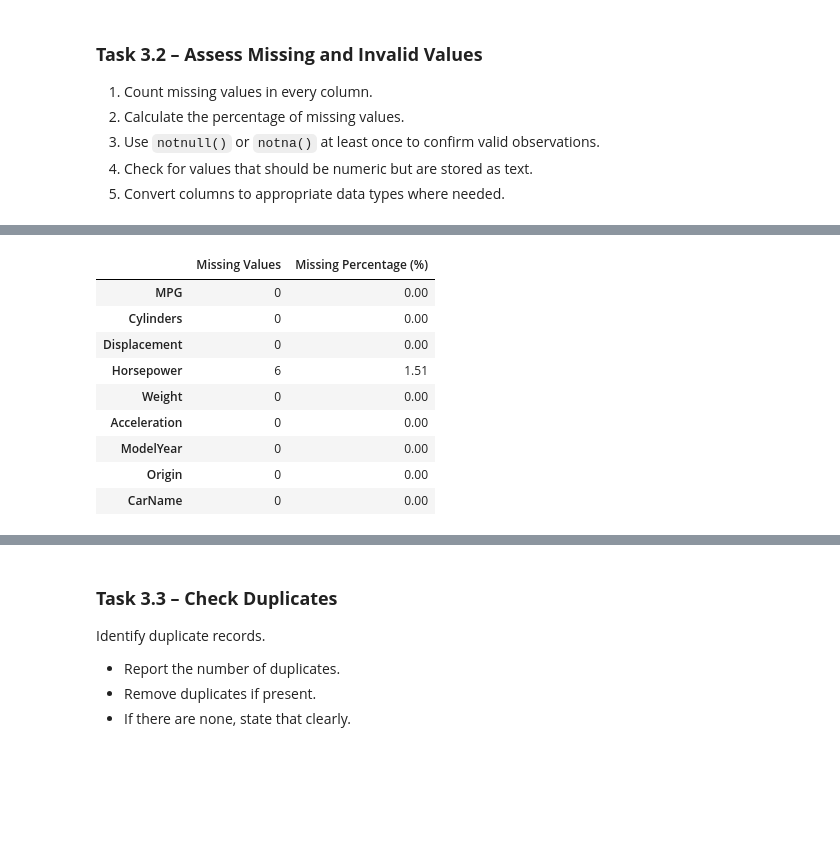
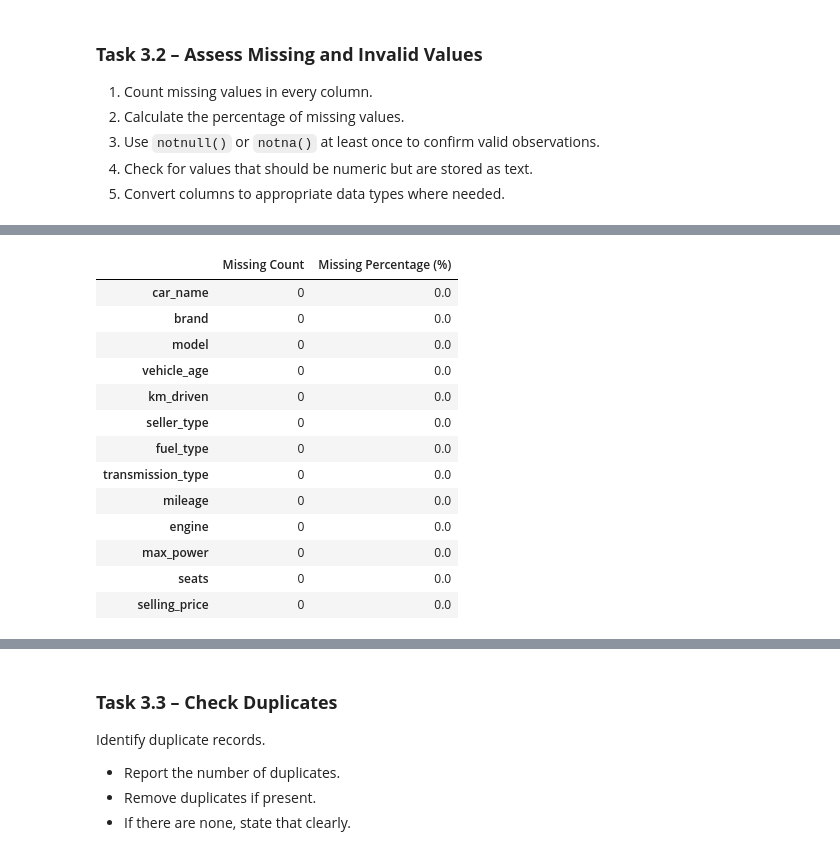
Before and after one commit to AlamirConestoga/Tidying_Cleaning_Imputation_Outlier_Detection, a Jupyter notebook: week5Lab_Students.ipynb, the cells around one changed output, grey strips where cells are left out. Drawn from its saved outputs; the diff is of its cells as text; code cells hidden in the pictures; blank space fills up the shorter version.

```diff
--- a/week5Lab_Students.ipynb
+++ b/week5Lab_Students.ipynb
@@ -1104,16 +1109,0 @@ Last 5 Rows:
-# %%
-
-# Check rows where MPG is not a valid number
-invalid_rows = pd.to_numeric(
-    cars["MPG"], errors="coerce"
-).isna()
-
-print("Invalid rows:", invalid_rows.sum())
-
-# Remove invalid rows only if present
-cars = cars.loc[~invalid_rows].copy()
-
-# Save original dataset for later comparison
-cars_original = cars.copy()
-
-print("Dataset shape after cleaning:", cars.shape)
@@ -1149,38 +1139,58 @@ In this task, I will:
 # %%
 
-# Count missing values in each column
-missing_values = cars.isnull().sum()
+# Count missing values in every column
+missing_count = cars.isnull().sum()
 
 # Calculate missing percentages
-missing_percentage = (cars.isnull().mean() * 100).round(2)
+missing_percentage = (
+    cars.isnull().mean() * 100
+).round(2)
 
-# Create a summary table
 missing_summary = pd.DataFrame({
-    "Missing Values": missing_values,
+    "Missing Count": missing_count,
     "Missing Percentage (%)": missing_percentage
 })
 
 display(missing_summary)
 
-# Count valid horsepower values
-print("Valid Horsepower Values:",
-      cars["Horsepower"].notnull().sum())
+# Count valid selling prices
+print("Valid Selling Prices:",
+      cars["selling_price"].notnull().sum())
 
-# Count missing horsepower values
-print("Missing Horsepower Values:",
-      cars["Horsepower"].isnull().sum())
-
-# Check column data types
+# Check data types
 print("\nData Types:")
 print(cars.dtypes)
+
+# Check invalid numeric values
+invalid_checks = {
+    "Negative Vehicle Age": (cars["vehicle_age"] < 0).sum(),
+    "Negative KM Driven": (cars["km_driven"] < 0).sum(),
+    "Non-positive Selling Price": (cars["selling_price"] <= 0).sum(),
+    "Negative Mileage": (cars["mileage"] < 0).sum(),
+    "Non-positive Engine Capacity": (cars["engine"] <= 0).sum(),
+    "Non-positive Maximum Power": (cars["max_power"] <= 0).sum()
+}
+
+print("\nPotential Invalid Values:")
+display(pd.DataFrame(
+    invalid_checks.items(),
+    columns=["Check", "Count"]
+))
+
+print("\nTotal Missing Values:",
+      cars.isnull().sum().sum())
 # %% [output]
-|  | Missing Values | Missing Percentage (%) |
-| MPG | 0 | 0.00 |
-| Cylinders | 0 | 0.00 |
-| Displacement | 0 | 0.00 |
-| Horsepower | 6 | 1.51 |
-| Weight | 0 | 0.00 |
-| Acceleration | 0 | 0.00 |
-| ModelYear | 0 | 0.00 |
-| Origin | 0 | 0.00 |
-| CarName | 0 | 0.00 |
+|  | Missing Count | Missing Percentage (%) |
+| car_name | 0 | 0.0 |
+| brand | 0 | 0.0 |
+| model | 0 | 0.0 |
+| vehicle_age | 0 | 0.0 |
+| km_driven | 0 | 0.0 |
+| seller_type | 0 | 0.0 |
+| fuel_type | 0 | 0.0 |
+| transmission_type | 0 | 0.0 |
+| mileage | 0 | 0.0 |
+| engine | 0 | 0.0 |
+| max_power | 0 | 0.0 |
+| seats | 0 | 0.0 |
+| selling_price | 0 | 0.0 |
```
Also changed, not shown: parts of 53 cells of this notebook, 5 other files.
